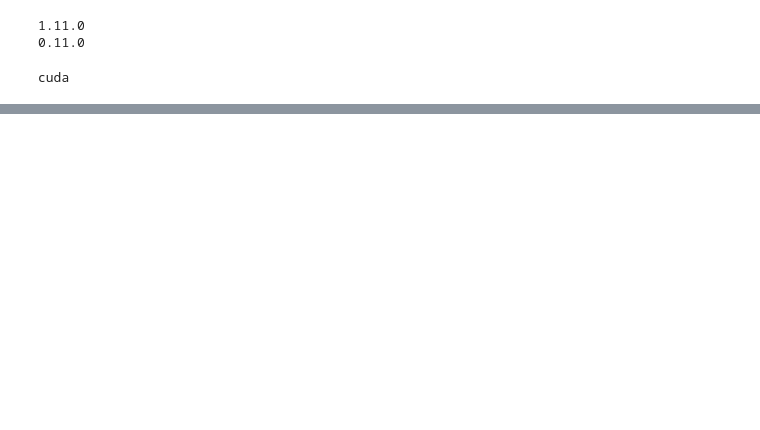
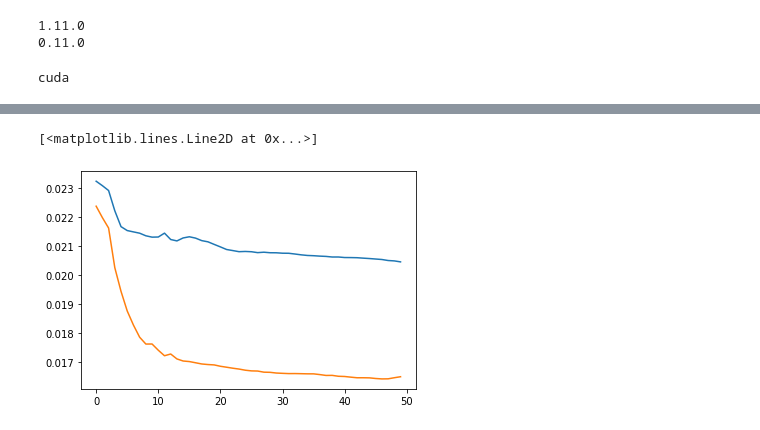
Before and after one commit to pkamath7/AEC_RES, a Jupyter notebook: models/CNN_Res.ipynb, the cells around one changed output, grey strips where cells are left out. Cells and saved outputs as stored; diff of their text form; code cells hidden in the pictures; blank space fills up the shorter version.

```diff
--- a/models/CNN_Res.ipynb
+++ b/models/CNN_Res.ipynb
@@ -190,6 +196,6 @@ def check_accuracy(loader, model):
 # %%
 print_every=1
-def train_model(model, optimizer ,epochs=1):
+def train_model(model, optimizer, scheduler ,epochs=1):
     """
     Train a model on DAPS.
 
@@ -202,11 +208,14 @@ def train_model(model, optimizer ,epochs=1):
     - params: List of PyTorch Tensors giving weights for the model
     - learning_rate: Python scalar giving the learning rate to use for SGD
 
-    Returns: Nothing
+    Returns: val loss and train loss
     """
-    lossfn=nn.MSELoss()
+    val_loss=[]
+    train_loss=[]
+    lossfn=nn.SmoothL1Loss()
     model = model.to(device=device)  # move the model parameters to CPU/GPU
     for e in range(epochs):
+        running_loss = 0
         for t, (x, y) in enumerate(loader_train):
 
             #print(y.shape)
@@ -234,14 +243,18 @@ def train_model(model, optimizer ,epochs=1):
             # computed by the backwards pass.
             optimizer.step()
             # Update parameters. We don't want to backpropagate through the
-
+            running_loss += loss.item()
 
 
         if t % print_every == 0:
-            print('Epoch %d, Iteration %d, loss = %.4f' % (e, t, loss.item()))
+            print('Epoch %d, Iteration %d, loss = %.4f' % (e, t, (running_loss/len(loader_train))))
+            train_loss.append(running_loss/len(loader_train))
             #check_accuracy_part2(loader_val, model_fn, params)
 
-        check_accuracy(loader_val,model)
+        vloss=check_accuracy(loader_val,model,lossfn)
+        val_loss.append(vloss)
+        scheduler.step(loss)
+    return (train_loss,val_loss)
 # %%
 learning_rate = 1e-4
 
@@ -251,5 +264,4 @@ model = UNet()
 #                     momentum=0.9, nesterov=True)
 # you can use Nesterov momentum in optim.SGD
 optimizer = optim.Adam(model.parameters(), lr=learning_rate)
+scheduler = torch.optim.lr_scheduler.ReduceLROnPlateau(optimizer, 'min')
-# %%
-train_model(model, optimizer,30)
@@ -259,0 +268,2 @@ TypeError: can't convert cuda:0 device type tensor to numpy. Use Tensor.cpu() to
+# %%
+(train_loss,val_loss)=train_model(model, optimizer, scheduler,50)
@@ -259,0 +320,6 @@ TypeError: can't convert cuda:0 device type tensor to numpy. Use Tensor.cpu() to
+# %%
+plt.plot(train_loss)
+plt.plot(val_loss)
+# %% [output]
+[<matplotlib.lines.Line2D at 0x...>]
+[figure, added]
```
Also changed, not shown: parts of 16 cells of this notebook.
